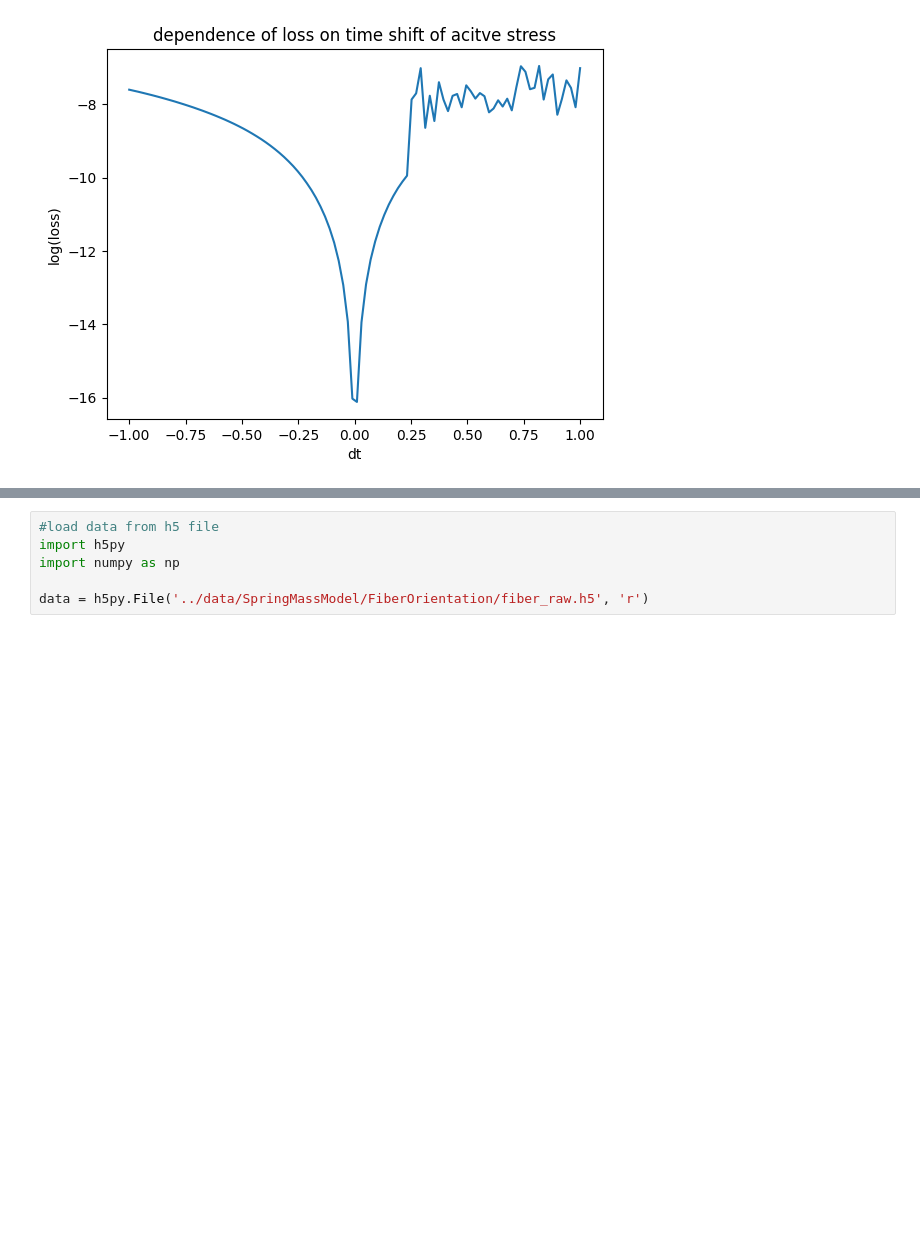
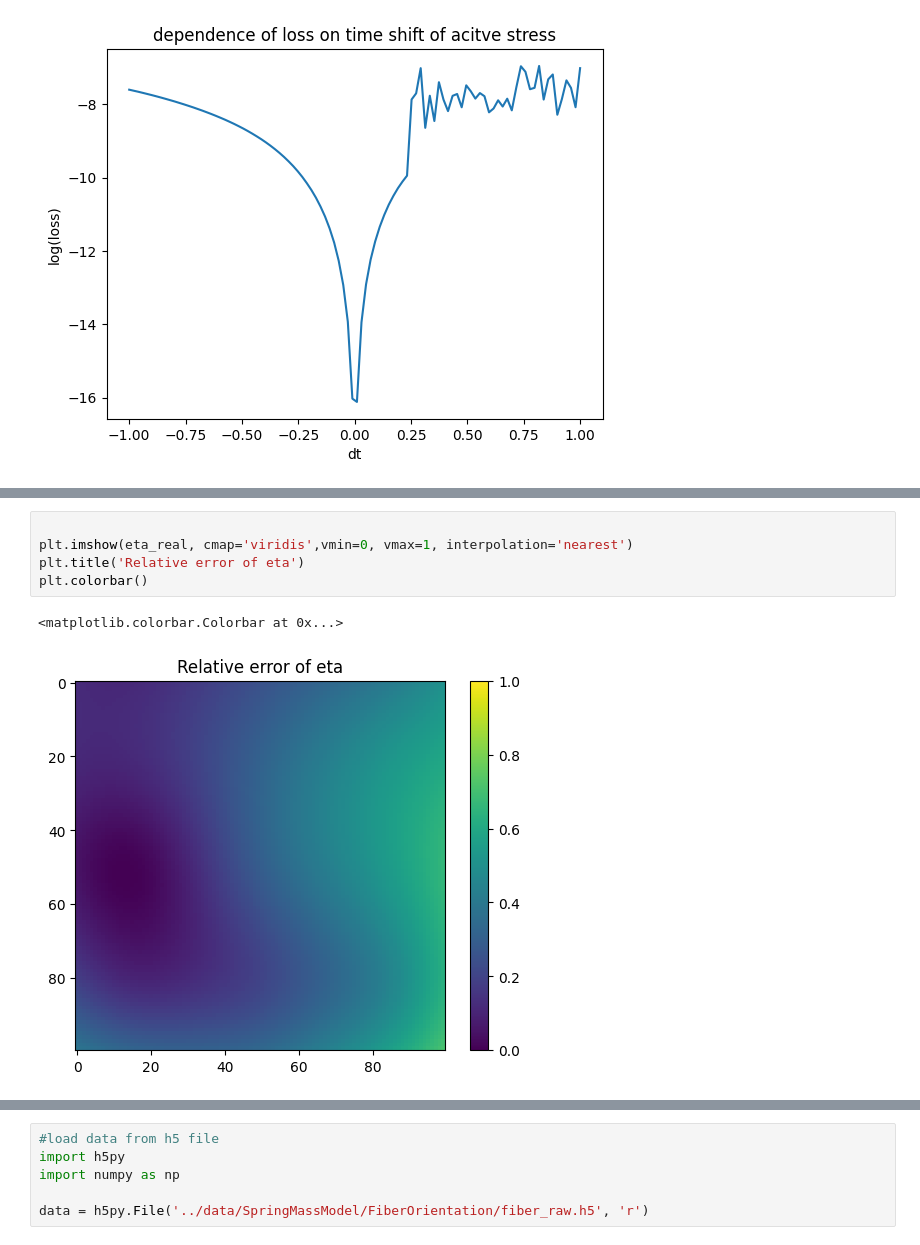
Before and after one commit to LukasBremer/SMM_AdODE_2D, a Jupyter notebook: adode_cluster/SpringMassModel/RunMain.ipynb, the cells around one changed output, grey strips where cells are left out. Saved outputs shown, nothing was run; the diff lists cells and outputs as text; blank space fills up the shorter version.

```diff
--- a/adode_cluster/SpringMassModel/RunMain.ipynb
+++ b/adode_cluster/SpringMassModel/RunMain.ipynb
@@ -64,0 +63,8 @@ plt.colorbar()
+# %%
+
+plt.imshow(eta_real, cmap='viridis',vmin=0, vmax=1, interpolation='nearest')
+plt.title('Relative error of eta')
+plt.colorbar()
+# %% [output]
+<matplotlib.colorbar.Colorbar at 0x...>
+[figure, added]
```
Also changed, not shown: parts of 5 cells of this notebook, 13 other files.
